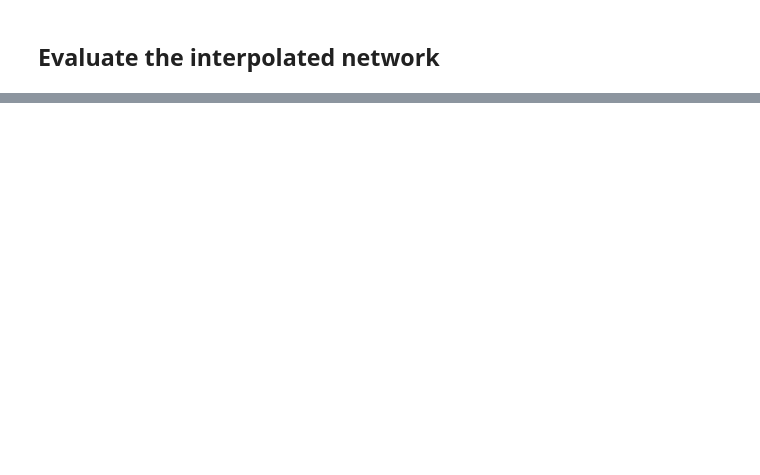
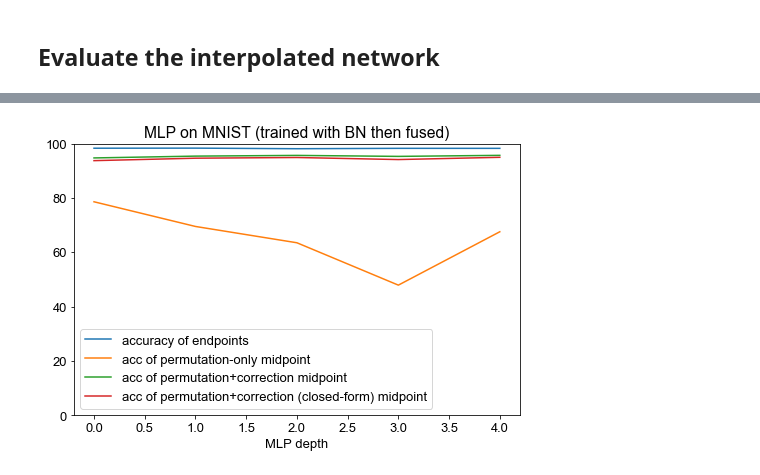
Before and after one commit to KellerJordan/REPAIR, a Jupyter notebook: notebooks/Train-and-Permute-MNIST-MLP-BatchNorm.ipynb, the cells around one changed output, grey strips where cells are left out. Cells and saved outputs as stored; diff of their text form; code cells hidden in the pictures; blank space fills up the shorter version.

```diff
--- a/notebooks/Train-and-Permute-MNIST-MLP-BatchNorm.ipynb
+++ b/notebooks/Train-and-Permute-MNIST-MLP-BatchNorm.ipynb
@@ -359,0 +843,24 @@ print('(α=0.5 permuted+corrected)', full_eval(model_a))
+# %%
+plt.rcParams["font.family"] = "arial"
+plt.rcParams["font.size"] = "13"
+plt.figure(figsize=(8, 5))
+
+ii = 2
+yy0a = [s['v1'][ii] for s in stats.values()]
+yy0b = [s['v2'][ii] for s in stats.values()]
+yy0 = (np.array(yy0a) + np.array(yy0b)) / 2
+yy1 = [s['permute'][ii] for s in stats.values()]
+yy2 = [s['permute_correct'][ii] for s in stats.values()]
+yy3 = [s['permute_correct_formula'][ii] for s in stats.values()]
+plt.plot(yy0, label='accuracy of endpoints')
+plt.plot(yy1, label='acc of permutation-only midpoint')
+plt.plot(yy2, label='acc of permutation+correction midpoint')
+plt.plot(yy3, label='acc of permutation+correction (closed-form) midpoint')
+plt.ylim([0, 100])
+# plt.ylim([90, 100])
+plt.xlabel('MLP depth')
+plt.title('MLP on MNIST (trained with BN then fused)')
+plt.legend()
+plt.show()
+# %% [output]
+[figure, added]
```
Also changed, not shown: parts of 30 cells of this notebook.
